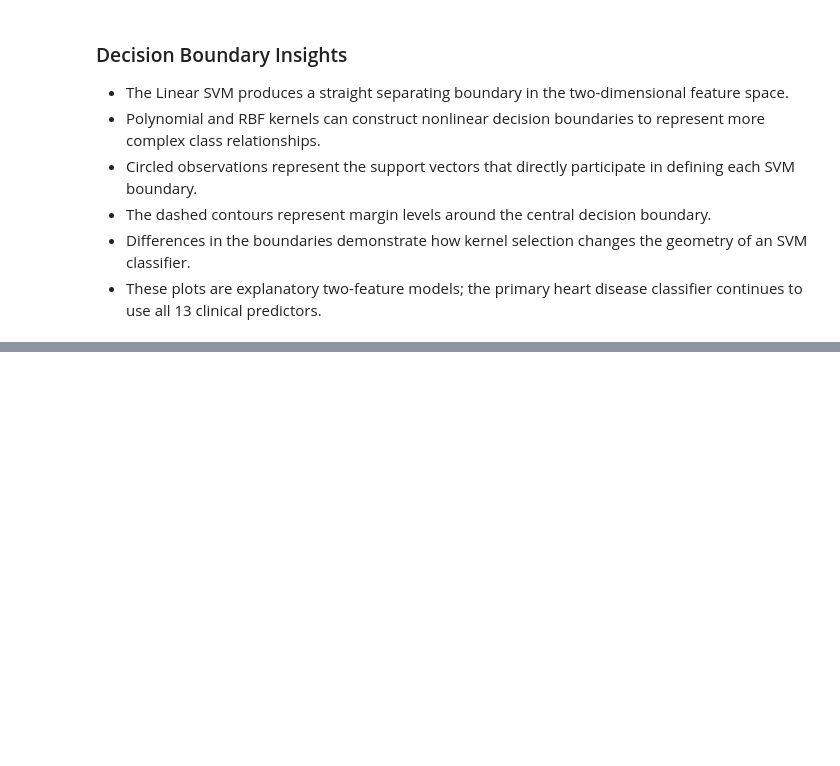
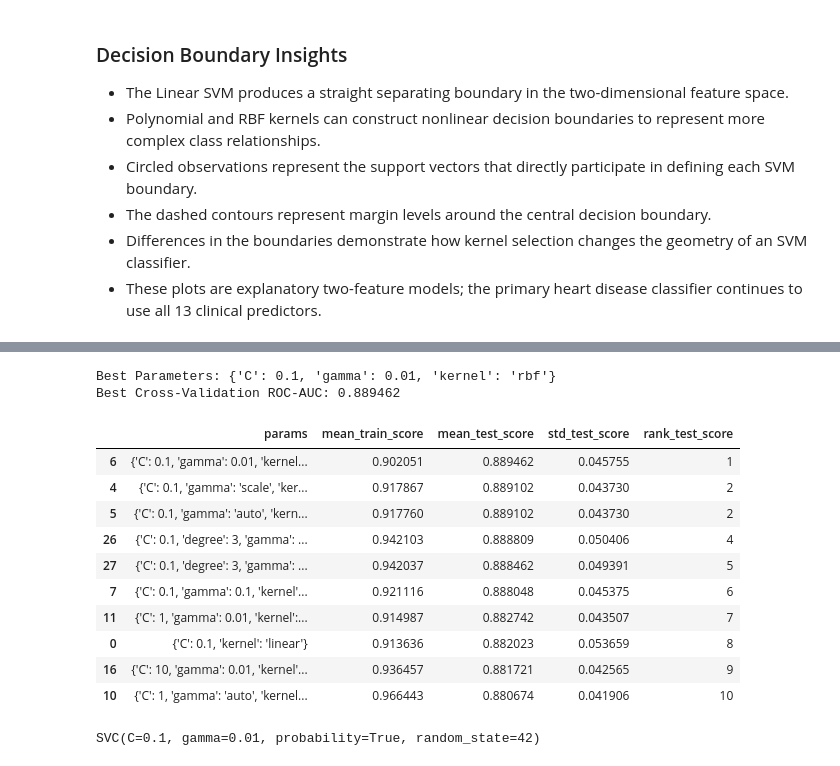
Before and after one commit to Pralishatripathy000/ml-support-vector-machine, a Jupyter notebook: notebook.ipynb, the cells around one changed output, grey strips where cells are left out. Saved outputs shown, nothing was run; the diff lists cells and outputs as text; code cells hidden in the pictures; blank space fills up the shorter version.

Commit message:
Add SVM hyperparameter tuning

```diff
--- a/notebook.ipynb
+++ b/notebook.ipynb
@@ -1107,0 +1149,51 @@ visual_comparison
+# %%
+# Perform cross-validated hyperparameter optimization on the training data
+
+grid_search.fit(X_train_scaled, y_train)
+
+print("Best Parameters:", grid_search.best_params_)
+print("Best Cross-Validation ROC-AUC:", round(grid_search.best_score_, 6))
+# %% [output]
+Best Parameters: {'C': 0.1, 'gamma': 0.01, 'kernel': 'rbf'}
+Best Cross-Validation ROC-AUC: 0.889462
+# %%
+# Save all hyperparameter combinations and their cross-validation results
+
+grid_results = pd.DataFrame(grid_search.cv_results_)
+
+grid_results = grid_results[
+    [
+        "params",
+        "mean_train_score",
+        "mean_test_score",
+        "std_test_score",
+        "rank_test_score"
+    ]
+].sort_values("rank_test_score")
+
+grid_results.to_csv(
+    "outputs/tables/hyperparameter_tuning_results.csv",
+    index=False
+)
+
+grid_results.head(10)
+# %% [output]
+|  | params | mean_train_score | mean_test_score | std_test_score | rank_test_score |
+| 6 | {'C': 0.1, 'gamma': 0.01, 'kernel... | 0.902051 | 0.889462 | 0.045755 | 1 |
+| 4 | {'C': 0.1, 'gamma': 'scale', 'ker... | 0.917867 | 0.889102 | 0.043730 | 2 |
+| 5 | {'C': 0.1, 'gamma': 'auto', 'kern... | 0.917760 | 0.889102 | 0.043730 | 2 |
+| 26 | {'C': 0.1, 'degree': 3, 'gamma': ... | 0.942103 | 0.888809 | 0.050406 | 4 |
+| 27 | {'C': 0.1, 'degree': 3, 'gamma': ... | 0.942037 | 0.888462 | 0.049391 | 5 |
+| 7 | {'C': 0.1, 'gamma': 0.1, 'kernel'... | 0.921116 | 0.888048 | 0.045375 | 6 |
+| 11 | {'C': 1, 'gamma': 0.01, 'kernel':... | 0.914987 | 0.882742 | 0.043507 | 7 |
+| 0 | {'C': 0.1, 'kernel': 'linear'} | 0.913636 | 0.882023 | 0.053659 | 8 |
+| 16 | {'C': 10, 'gamma': 0.01, 'kernel'... | 0.936457 | 0.881721 | 0.042565 | 9 |
+| 10 | {'C': 1, 'gamma': 'auto', 'kernel... | 0.966443 | 0.880674 | 0.041906 | 10 |
+# %%
+# Retrieve the best SVM identified by cross-validation
+
+best_svm_model = grid_search.best_estimator_
+
+print(best_svm_model)
+# %% [output]
+SVC(C=0.1, gamma=0.01, probability=True, random_state=42)
```
Also changed, not shown: parts of 6 cells of this notebook, 4 other files.
